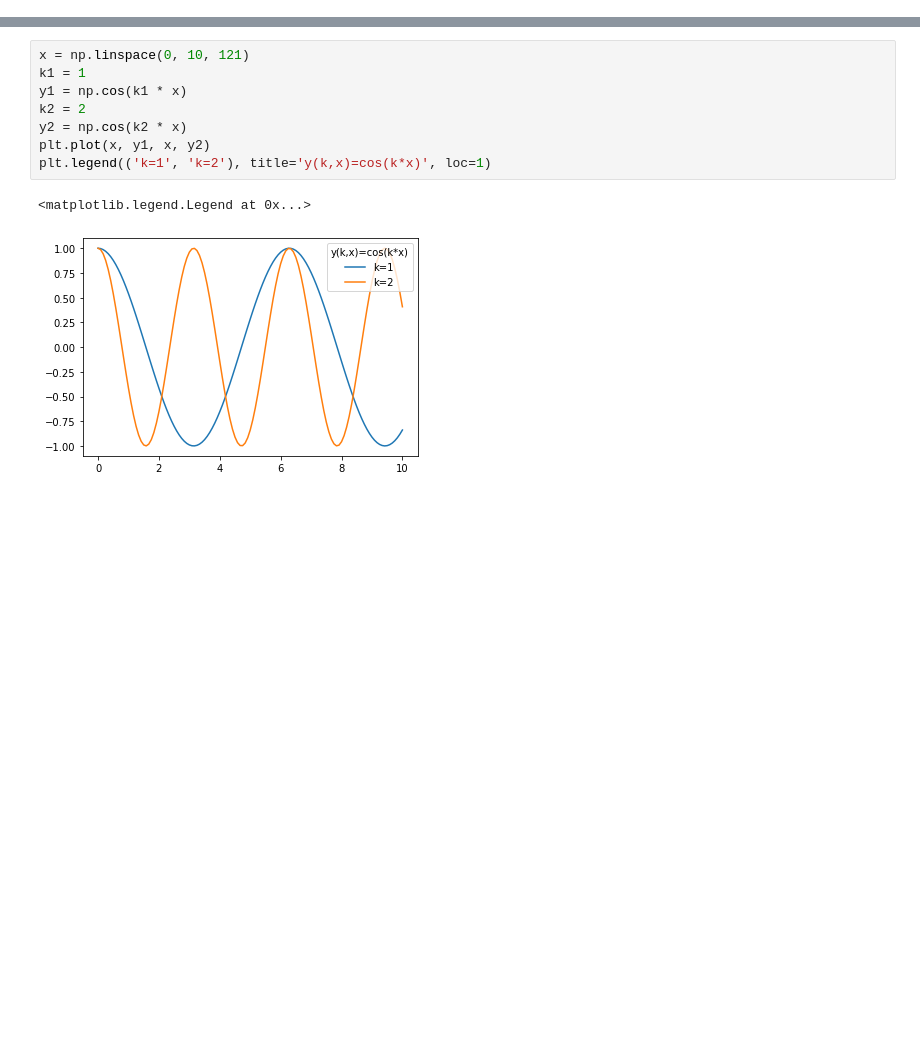
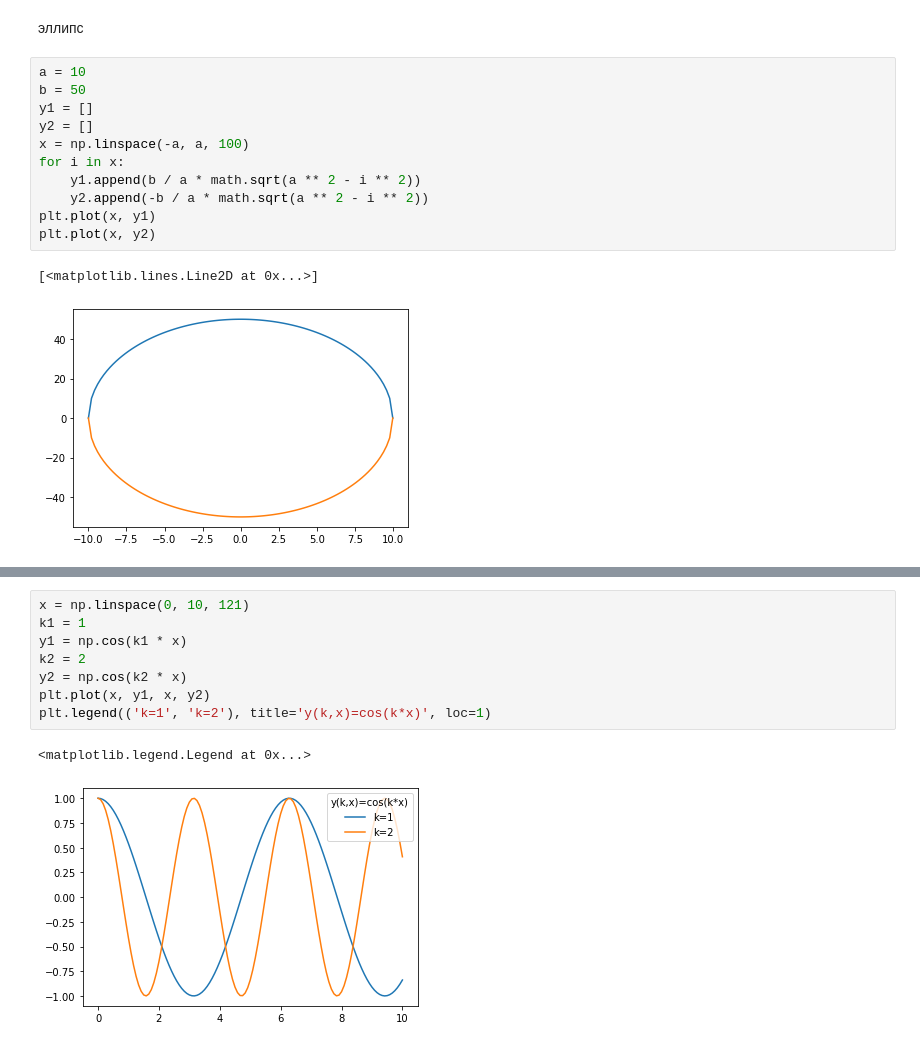
Before and after one commit to romankurnovskii/gb-jupyter, a Jupyter notebook: m01.ipynb, the cells around one changed output, grey strips where cells are left out. Drawn from its saved outputs; the diff is of its cells as text; blank space fills up the shorter version.

```diff
--- a/m01.ipynb
+++ b/m01.ipynb
@@ -3,0 +61,16 @@ import matplotlib.pyplot as plt
+# %% [markdown]
+эллипс
+# %%
+a = 10
+b = 50
+y1 = []
+y2 = []
+x = np.linspace(-a, a, 100)
+for i in x:
+    y1.append(b / a * math.sqrt(a ** 2 - i ** 2))
+    y2.append(-b / a * math.sqrt(a ** 2 - i ** 2))
+plt.plot(x, y1)
+plt.plot(x, y2)
+# %% [output]
+[<matplotlib.lines.Line2D at 0x...>]
+[figure, added]
```
Also changed, not shown: parts of 29 cells of this notebook.
